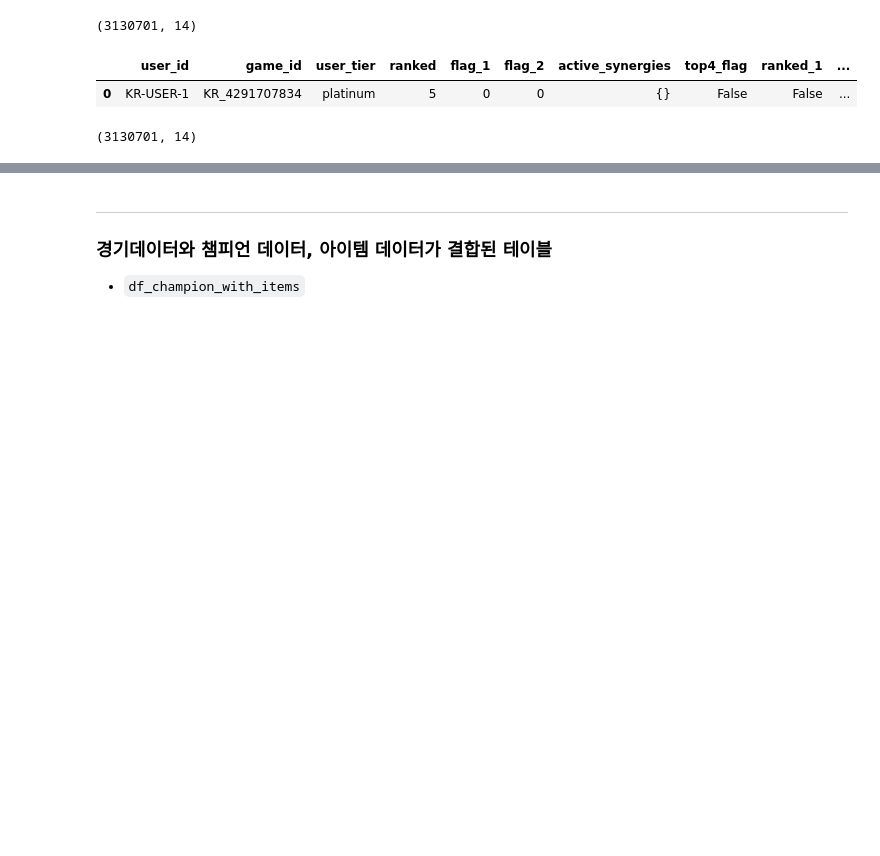
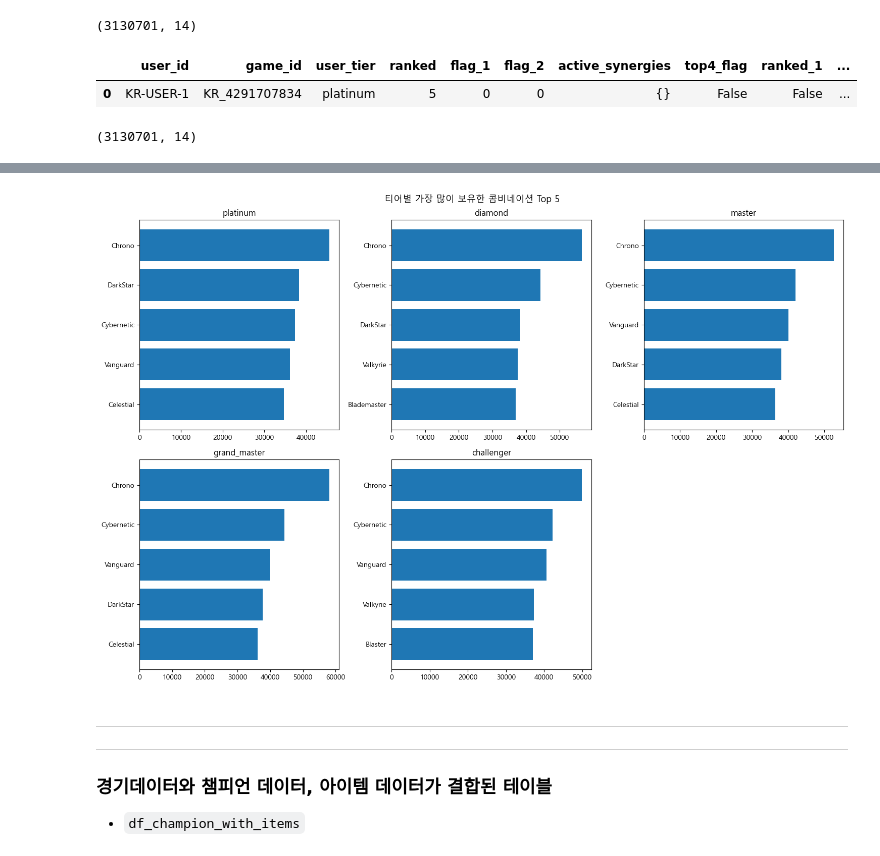
Before and after one commit to hanalo26/Third-project-sparta, a Jupyter notebook: works/Haeun_Baek/Data_Stats_practice_v2.ipynb, the cells around one changed output, grey strips where cells are left out. Drawn from its saved outputs; the diff is of its cells as text; code cells hidden in the pictures; blank space fills up the shorter version.

```diff
--- a/works/Haeun_Baek/Data_Stats_practice_v2.ipynb
+++ b/works/Haeun_Baek/Data_Stats_practice_v2.ipynb
@@ -114,0 +413,12 @@ print(df_champ_exploded.shape)
+# %%
+# 보유한 조합 Top 5
+top5_rebuild_by_tier = (
+    df_combo_rebuild_exploded
+    .groupby('user_tier')['combo_list_rebuild']
+    .value_counts()
+    .groupby('user_tier')
+    .head(5)
+    .reset_index()
+)
+
+display(top5_rebuild_by_tier)
@@ -115,4 +460,22 @@ print(df_champ_exploded.shape)
+# %%
+# 시각화 - 보유한 조합 Top 5
+fig, axes = plt.subplots(2, 3, figsize=(15, 10))
+axes = axes.flatten()
+
+for ax, tier in zip(axes, tier_order):
+    group = top5_rebuild_by_tier[top5_rebuild_by_tier['user_tier'] == tier]
+    ax.barh(group['combo_list_rebuild'], group['count'])
+    ax.set_title(tier)
+    ax.invert_yaxis()
+
+axes[-1].set_visible(False)
+plt.suptitle('티어별 가장 많이 보유한 콤비네이션 Top 5', fontsize=13)
+plt.tight_layout()
+plt.show()
+# %% [output]
+[figure, added]
 # %% [markdown]
+---
 ---
 ### **경기데이터와 챔피언 데이터, 아이템 데이터가 결합된 테이블**
 - `df_champion_with_items`
```
Also changed, not shown: parts of 16 cells of this notebook.
